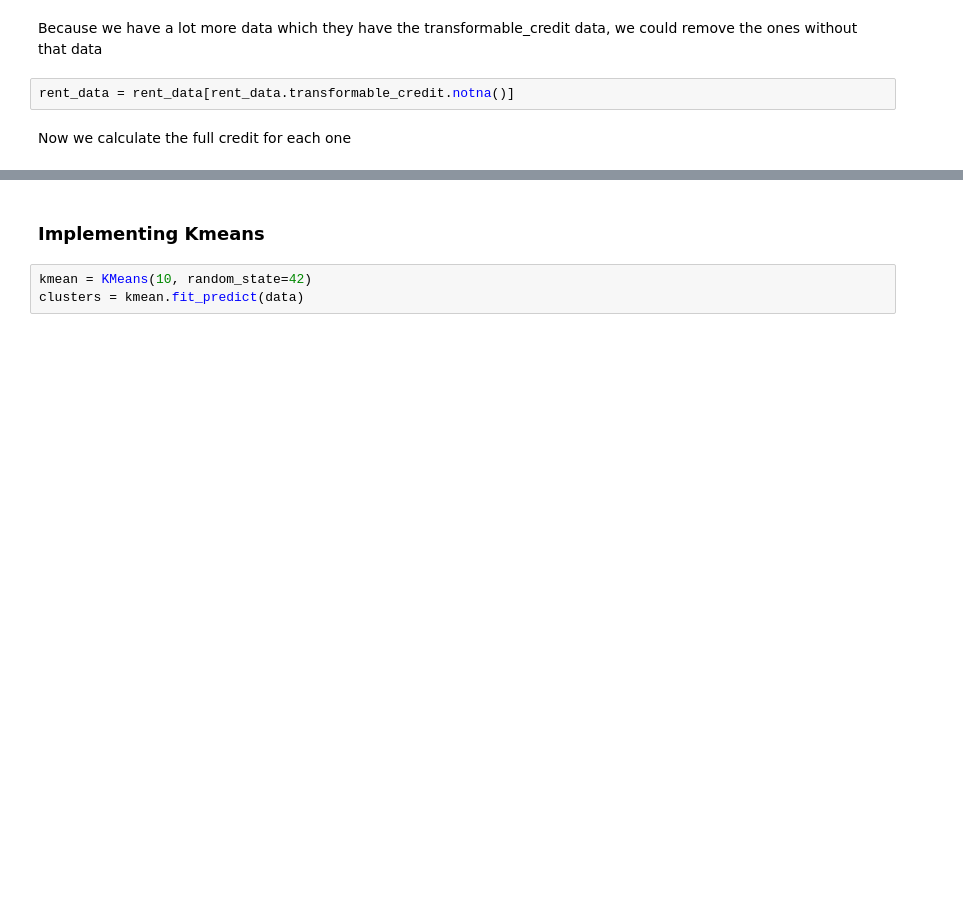
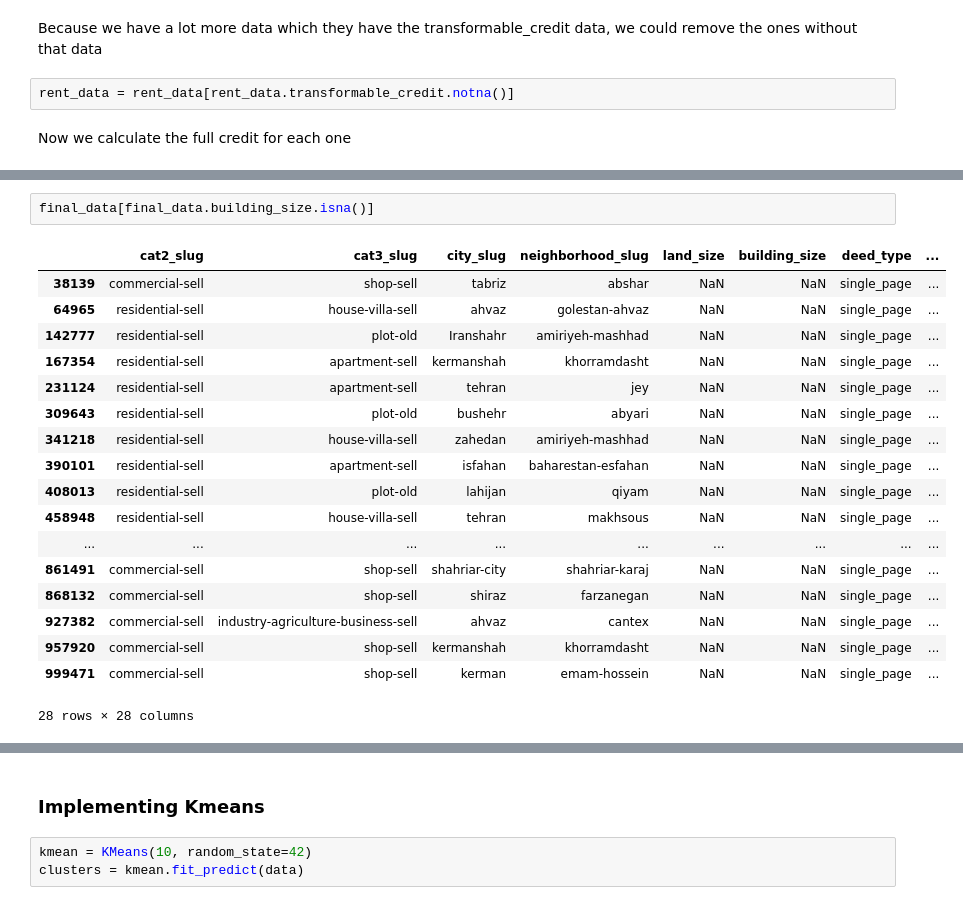
Before and after one commit to AbtinRahbari/AI_Delta_QBC9_G3, a Jupyter notebook: Clustering.ipynb, the cells around one changed output, grey strips where cells are left out. Cells and saved outputs as stored; diff of their text form; blank space fills up the shorter version.

```diff
--- a/Clustering.ipynb
+++ b/Clustering.ipynb
@@ -365,0 +540,21 @@ Now we calculate the full credit for each one
+# %%
+final_data[final_data.building_size.isna()]
+# %% [output]
+|  | cat2_slug | cat3_slug | city_slug | neighborhood_slug | land_size | building_size | deed_type | ... |
+| 38139 | commercial-sell | shop-sell | tabriz | abshar | NaN | NaN | single_page | ... |
+| 64965 | residential-sell | house-villa-sell | ahvaz | golestan-ahvaz | NaN | NaN | single_page | ... |
+| 142777 | residential-sell | plot-old | Iranshahr | amiriyeh-mashhad | NaN | NaN | single_page | ... |
+| 167354 | residential-sell | apartment-sell | kermanshah | khorramdasht | NaN | NaN | single_page | ... |
+| 231124 | residential-sell | apartment-sell | tehran | jey | NaN | NaN | single_page | ... |
+| 309643 | residential-sell | plot-old | bushehr | abyari | NaN | NaN | single_page | ... |
+| 341218 | residential-sell | house-villa-sell | zahedan | amiriyeh-mashhad | NaN | NaN | single_page | ... |
+| 390101 | residential-sell | apartment-sell | isfahan | baharestan-esfahan | NaN | NaN | single_page | ... |
+| 408013 | residential-sell | plot-old | lahijan | qiyam | NaN | NaN | single_page | ... |
+| 458948 | residential-sell | house-villa-sell | tehran | makhsous | NaN | NaN | single_page | ... |
+| ... | ... | ... | ... | ... | ... | ... | ... | ... |
+| 861491 | commercial-sell | shop-sell | shahriar-city | shahriar-karaj | NaN | NaN | single_page | ... |
+| 868132 | commercial-sell | shop-sell | shiraz | farzanegan | NaN | NaN | single_page | ... |
+| 927382 | commercial-sell | industry-agriculture-business-sell | ahvaz | cantex | NaN | NaN | single_page | ... |
+| 957920 | commercial-sell | shop-sell | kermanshah | khorramdasht | NaN | NaN | single_page | ... |
+| 999471 | commercial-sell | shop-sell | kerman | emam-hossein | NaN | NaN | single_page | ... |
+28 rows × 28 columns
```
Also changed, not shown: parts of 39 cells of this notebook.
